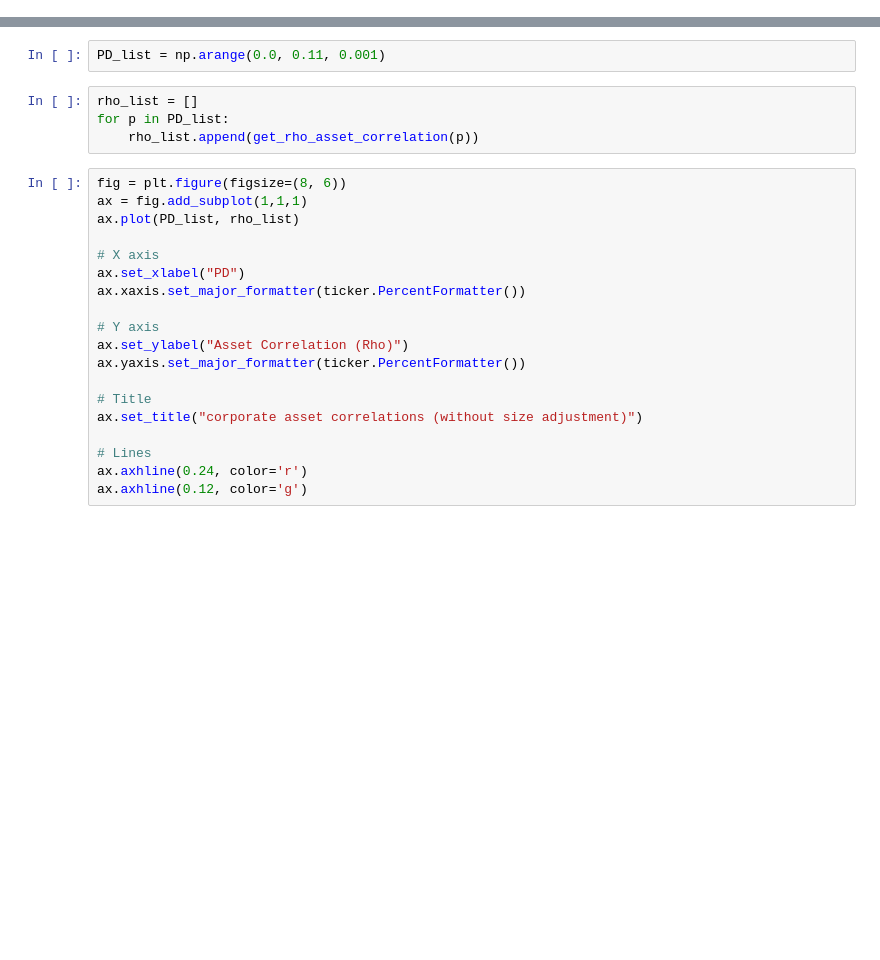
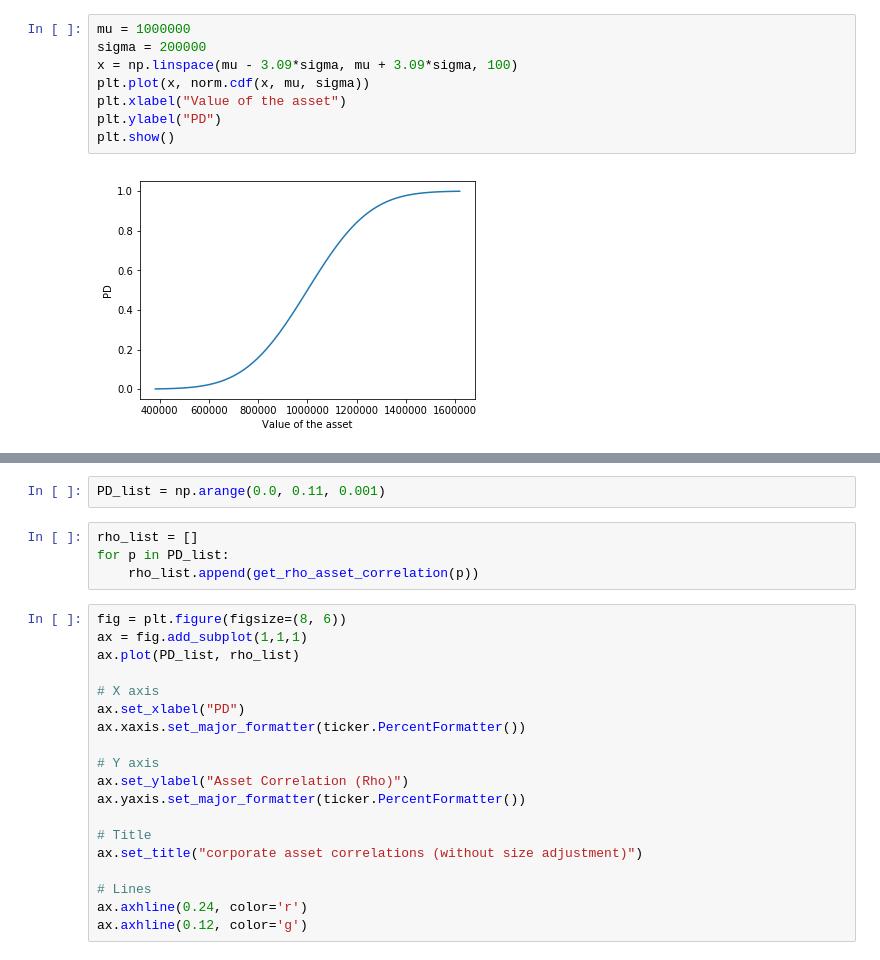
Before and after one commit to aalepere/IRB, a Jupyter notebook: IRB_charts.ipynb, the cells around one changed output, grey strips where cells are left out. Saved outputs shown, nothing was run; the diff lists cells and outputs as text; blank space fills up the shorter version.

```diff
--- a/IRB_charts.ipynb
+++ b/IRB_charts.ipynb
@@ -0,0 +14,10 @@
+# %%
+mu = 1000000
+sigma = 200000
+x = np.linspace(mu - 3.09*sigma, mu + 3.09*sigma, 100)
+plt.plot(x, norm.cdf(x, mu, sigma))
+plt.xlabel("Value of the asset")
+plt.ylabel("PD")
+plt.show()
+# %% [output]
+[figure, added]
```
Also changed, not shown: parts of 13 cells of this notebook, 3 other files.
